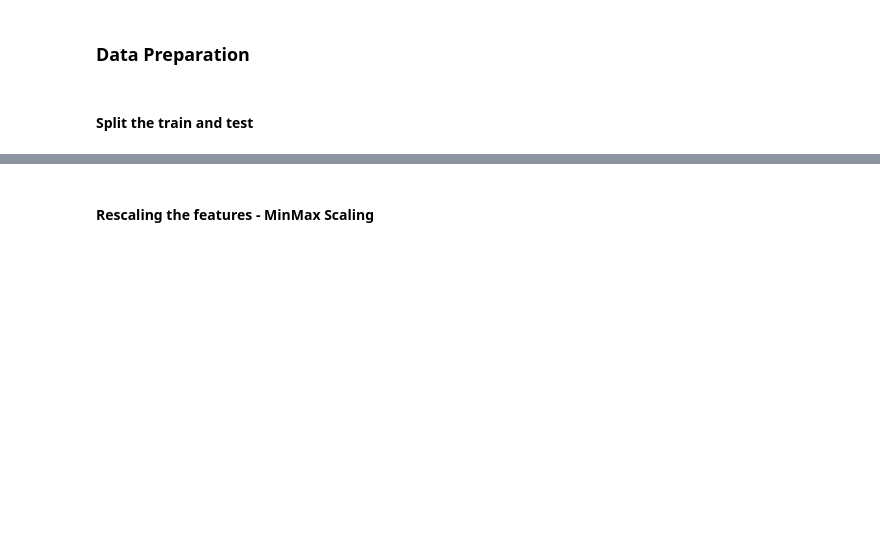
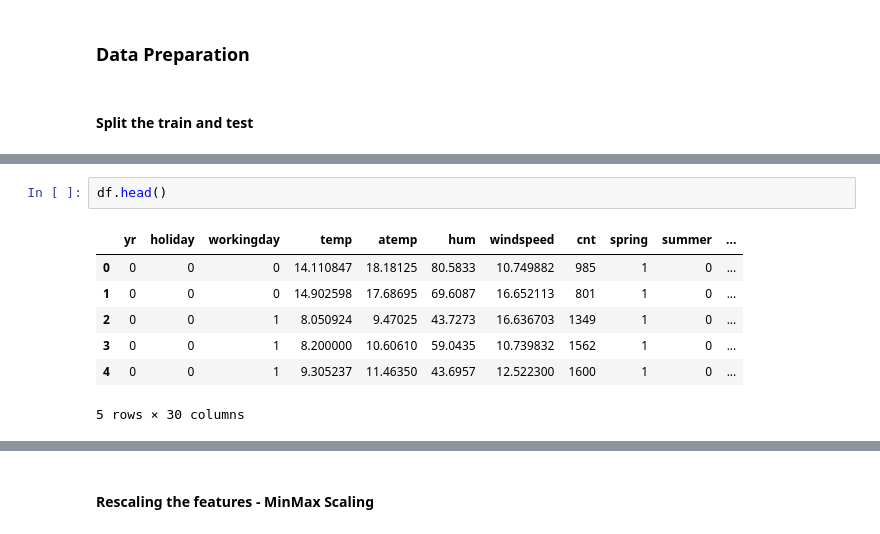
Before and after one commit to sidshrivastav/bike_sharing_assignment, a Jupyter notebook: model.ipynb, the cells around one changed output, grey strips where cells are left out. Cells and saved outputs as stored; diff of their text form; blank space fills up the shorter version.

```diff
--- a/model.ipynb
+++ b/model.ipynb
@@ -103,3 +142,13 @@ plt.show()
+# %%
+df.head()
+# %% [output]
+|  | yr | holiday | workingday | temp | atemp | hum | windspeed | cnt | spring | summer | ... |
+| 0 | 0 | 0 | 0 | 14.110847 | 18.18125 | 80.5833 | 10.749882 | 985 | 1 | 0 | ... |
+| 1 | 0 | 0 | 0 | 14.902598 | 17.68695 | 69.6087 | 16.652113 | 801 | 1 | 0 | ... |
+| 2 | 0 | 0 | 1 | 8.050924 | 9.47025 | 43.7273 | 16.636703 | 1349 | 1 | 0 | ... |
+| 3 | 0 | 0 | 1 | 8.200000 | 10.60610 | 59.0435 | 10.739832 | 1562 | 1 | 0 | ... |
+| 4 | 0 | 0 | 1 | 9.305237 | 11.46350 | 43.6957 | 12.522300 | 1600 | 1 | 0 | ... |
+5 rows × 30 columns
 # %%
 df_train, df_test = train_test_split(df, train_size=0.7, random_state=100)
 print(df_train.shape)
```
Also changed, not shown: parts of 27 cells of this notebook.
